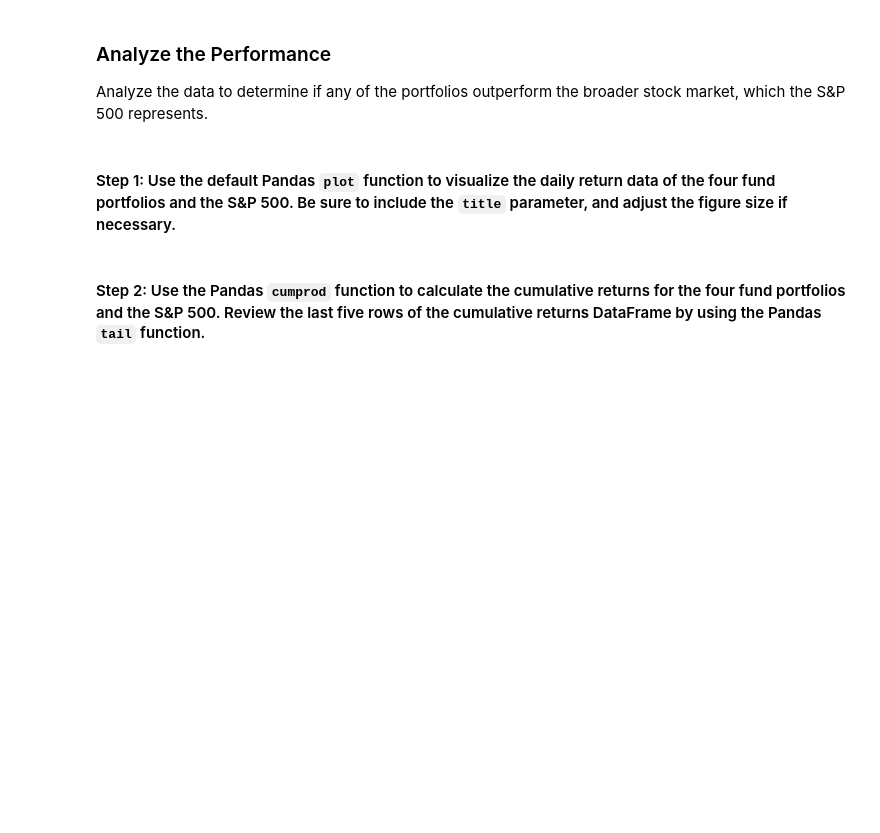
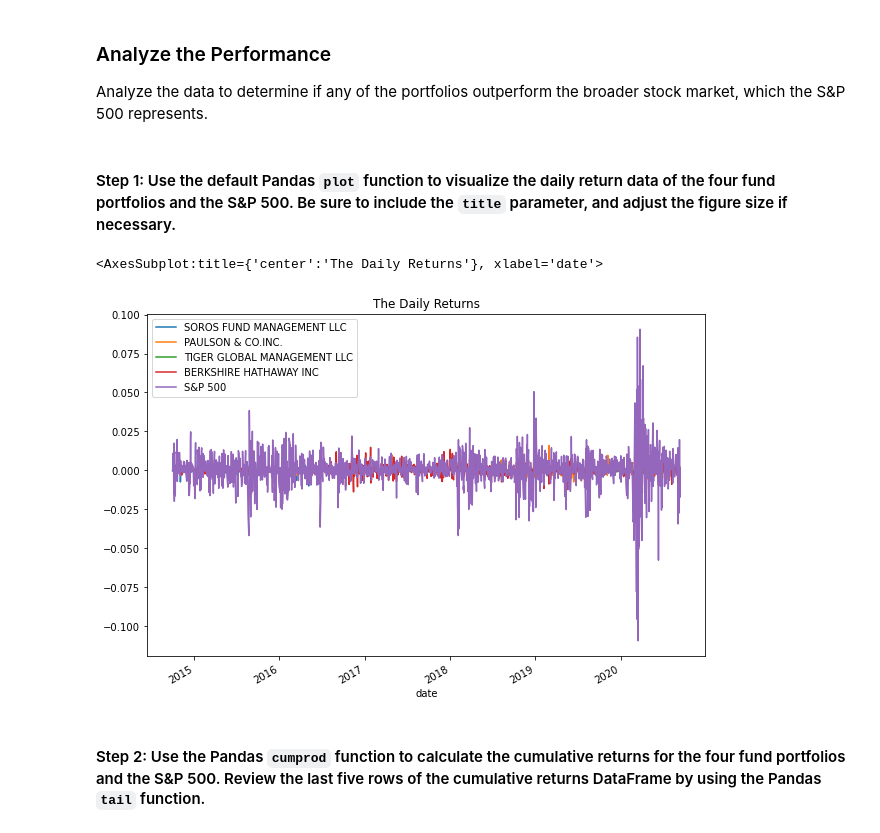
Before and after one commit to Fredbisaso/Quantitative_Analyst, a Jupyter notebook: risk_return_analysis.ipynb, the cells around one changed output. Saved outputs shown, nothing was run; the diff lists cells and outputs as text; code cells hidden in the pictures; blank space fills up the shorter version.

```diff
--- a/risk_return_analysis.ipynb
+++ b/risk_return_analysis.ipynb
@@ -157,7 +157,11 @@ Analyze the data to determine if any of the portfolios outperform the broader st
 # %%
 # Plot the daily return data of the 4 funds and the S&P 500
 # Inclue a title parameter and adjust the figure size
 # YOUR CODE HERE
+daily_returns.plot(figsize=(10,7), title="The Daily Returns")
+# %% [output]
+<AxesSubplot:title={'center':'The Daily Returns'}, xlabel='date'>
+[figure, added]
 # %% [markdown]
 #### Step 2: Use the Pandas `cumprod` function to calculate the cumulative returns for the four fund portfolios and the S&P 500. Review the last five rows of the cumulative returns DataFrame by using the Pandas `tail` function.
 # %%
```
